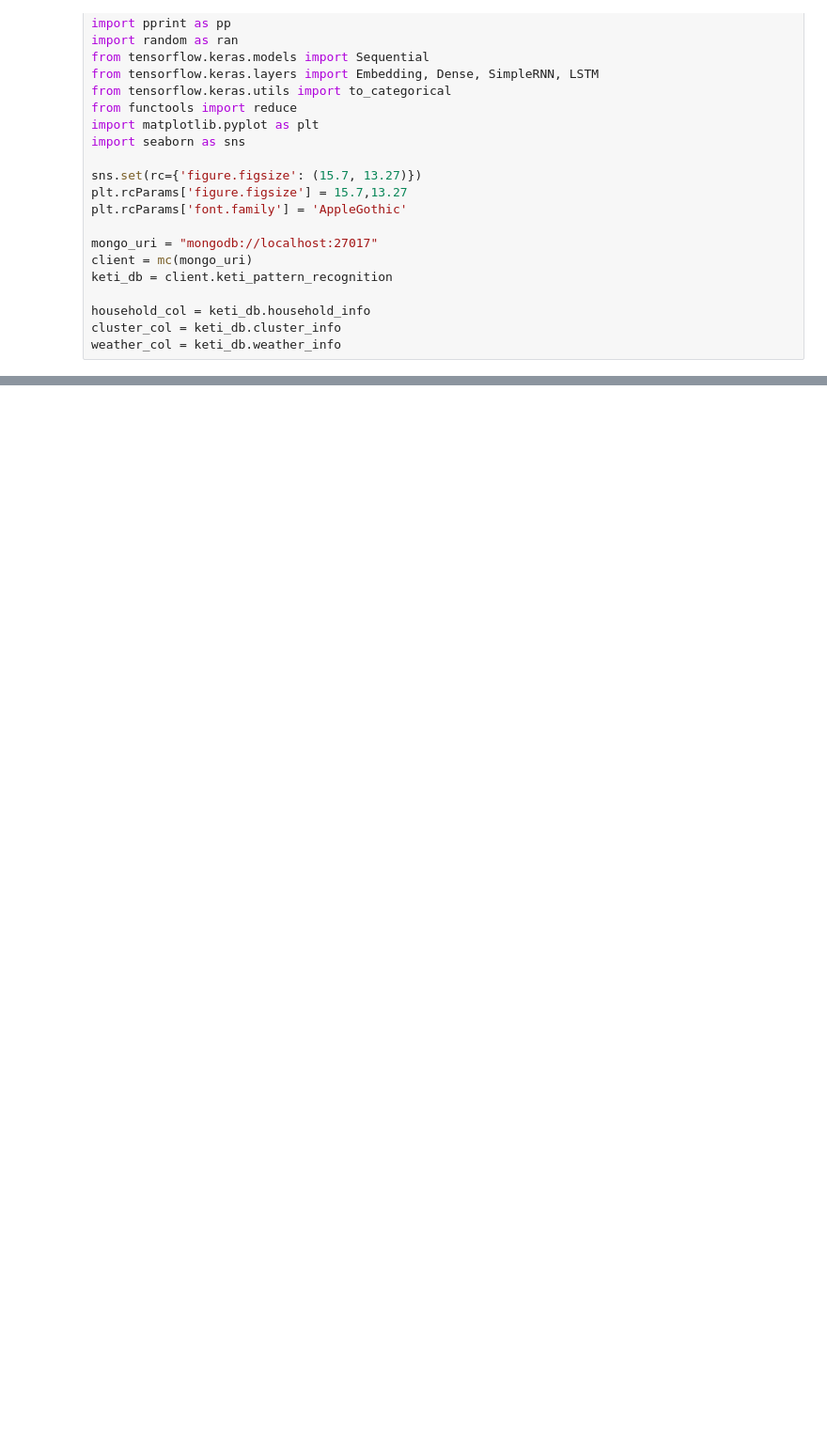
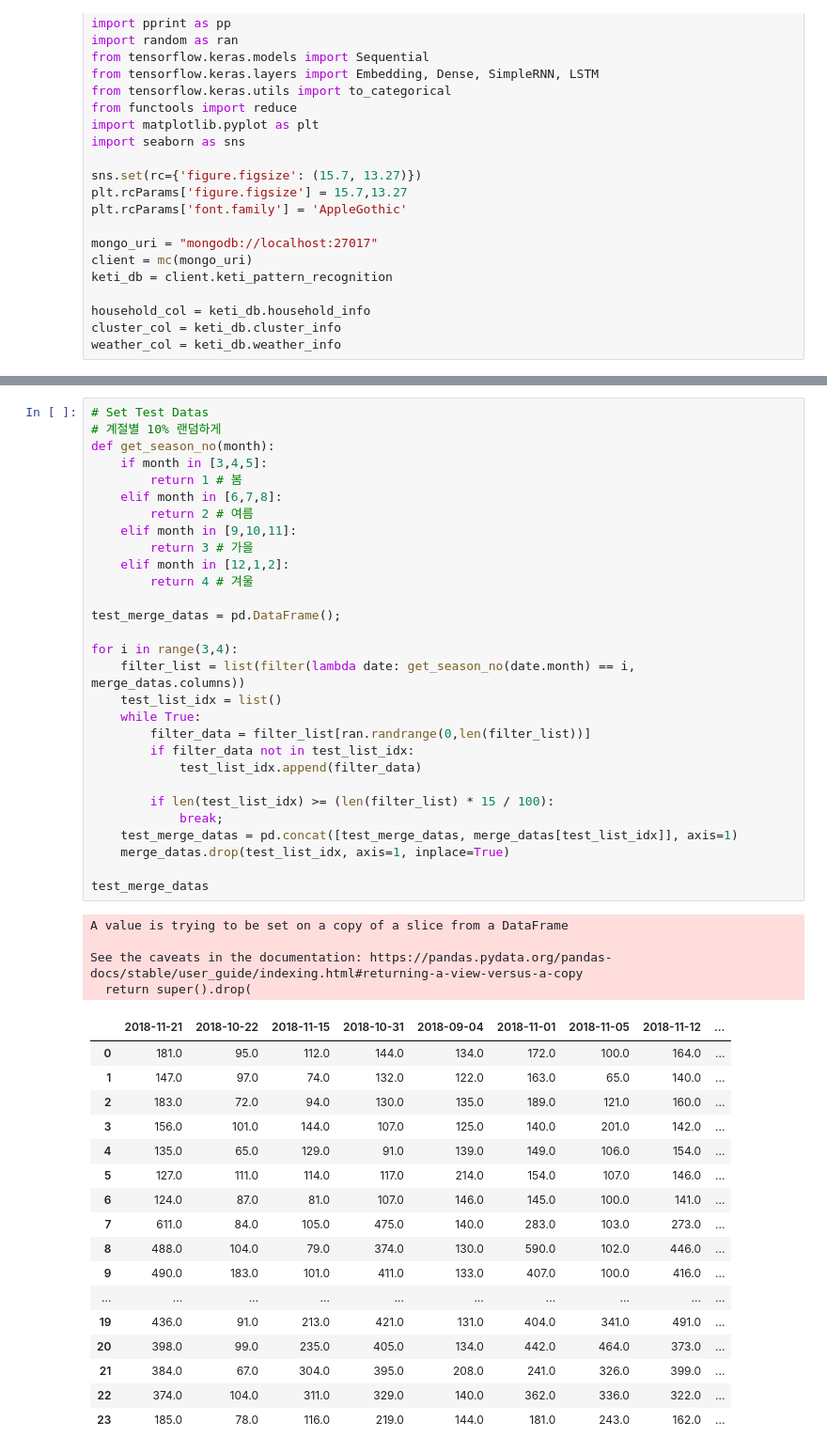
Before and after one commit to formegusto/houself-rnn, a Jupyter notebook: RNN Modeling ( Exist Cluster Label ).ipynb, the cells around one changed output, grey strips where cells are left out. Shown at 94% size. Cells and saved outputs as stored; diff of their text form; blank space fills up the shorter version.

```diff
--- a/RNN Modeling ( Exist Cluster Label ).ipynb
+++ b/RNN Modeling ( Exist Cluster Label ).ipynb
@@ -172,0 +201,51 @@ merge_datas[dates]
+# %%
+# Set Test Datas
+# 계절별 10% 랜덤하게
+def get_season_no(month):
+    if month in [3,4,5]:
+        return 1 # 봄
+    elif month in [6,7,8]:
+        return 2 # 여름
+    elif month in [9,10,11]:
+        return 3 # 가을
+    elif month in [12,1,2]:
+        return 4 # 겨울
+
+test_merge_datas = pd.DataFrame();
+
+for i in range(3,4):
+    filter_list = list(filter(lambda date: get_season_no(date.month) == i, merge_datas.columns))
+    test_list_idx = list()
+    while True:
+        filter_data = filter_list[ran.randrange(0,len(filter_list))]
+        if filter_data not in test_list_idx:
+            test_list_idx.append(filter_data)
+
+        if len(test_list_idx) >= (len(filter_list) * 15 / 100):
+            break;
+    test_merge_datas = pd.concat([test_merge_datas, merge_datas[test_list_idx]], axis=1)
+    merge_datas.drop(test_list_idx, axis=1, inplace=True)
+
+test_merge_datas
+# %% [output]
+A value is trying to be set on a copy of a slice from a DataFrame
+
+See the caveats in the documentation: https://pandas.pydata.org/pandas-docs/stable/user_guide/indexing.html#returning-a-view-versus-a-copy
+  return super().drop(
+|  | 2018-11-21 | 2018-10-22 | 2018-11-15 | 2018-10-31 | 2018-09-04 | 2018-11-01 | 2018-11-05 | 2018-11-12 | ... |
+| 0 | 181.0 | 95.0 | 112.0 | 144.0 | 134.0 | 172.0 | 100.0 | 164.0 | ... |
+| 1 | 147.0 | 97.0 | 74.0 | 132.0 | 122.0 | 163.0 | 65.0 | 140.0 | ... |
+| 2 | 183.0 | 72.0 | 94.0 | 130.0 | 135.0 | 189.0 | 121.0 | 160.0 | ... |
+| 3 | 156.0 | 101.0 | 144.0 | 107.0 | 125.0 | 140.0 | 201.0 | 142.0 | ... |
+| 4 | 135.0 | 65.0 | 129.0 | 91.0 | 139.0 | 149.0 | 106.0 | 154.0 | ... |
+| 5 | 127.0 | 111.0 | 114.0 | 117.0 | 214.0 | 154.0 | 107.0 | 146.0 | ... |
+| 6 | 124.0 | 87.0 | 81.0 | 107.0 | 146.0 | 145.0 | 100.0 | 141.0 | ... |
+| 7 | 611.0 | 84.0 | 105.0 | 475.0 | 140.0 | 283.0 | 103.0 | 273.0 | ... |
+| 8 | 488.0 | 104.0 | 79.0 | 374.0 | 130.0 | 590.0 | 102.0 | 446.0 | ... |
+| 9 | 490.0 | 183.0 | 101.0 | 411.0 | 133.0 | 407.0 | 100.0 | 416.0 | ... |
+| ... | ... | ... | ... | ... | ... | ... | ... | ... | ... |
+| 19 | 436.0 | 91.0 | 213.0 | 421.0 | 131.0 | 404.0 | 341.0 | 491.0 | ... |
+| 20 | 398.0 | 99.0 | 235.0 | 405.0 | 134.0 | 442.0 | 464.0 | 373.0 | ... |
+| 21 | 384.0 | 67.0 | 304.0 | 395.0 | 208.0 | 241.0 | 326.0 | 399.0 | ... |
+| 22 | 374.0 | 104.0 | 311.0 | 329.0 | 140.0 | 362.0 | 336.0 | 322.0 | ... |
+| 23 | 185.0 | 78.0 | 116.0 | 219.0 | 144.0 | 181.0 | 243.0 | 162.0 | ... |
```
Also changed, not shown: parts of 20 cells of this notebook, 1 other file.
